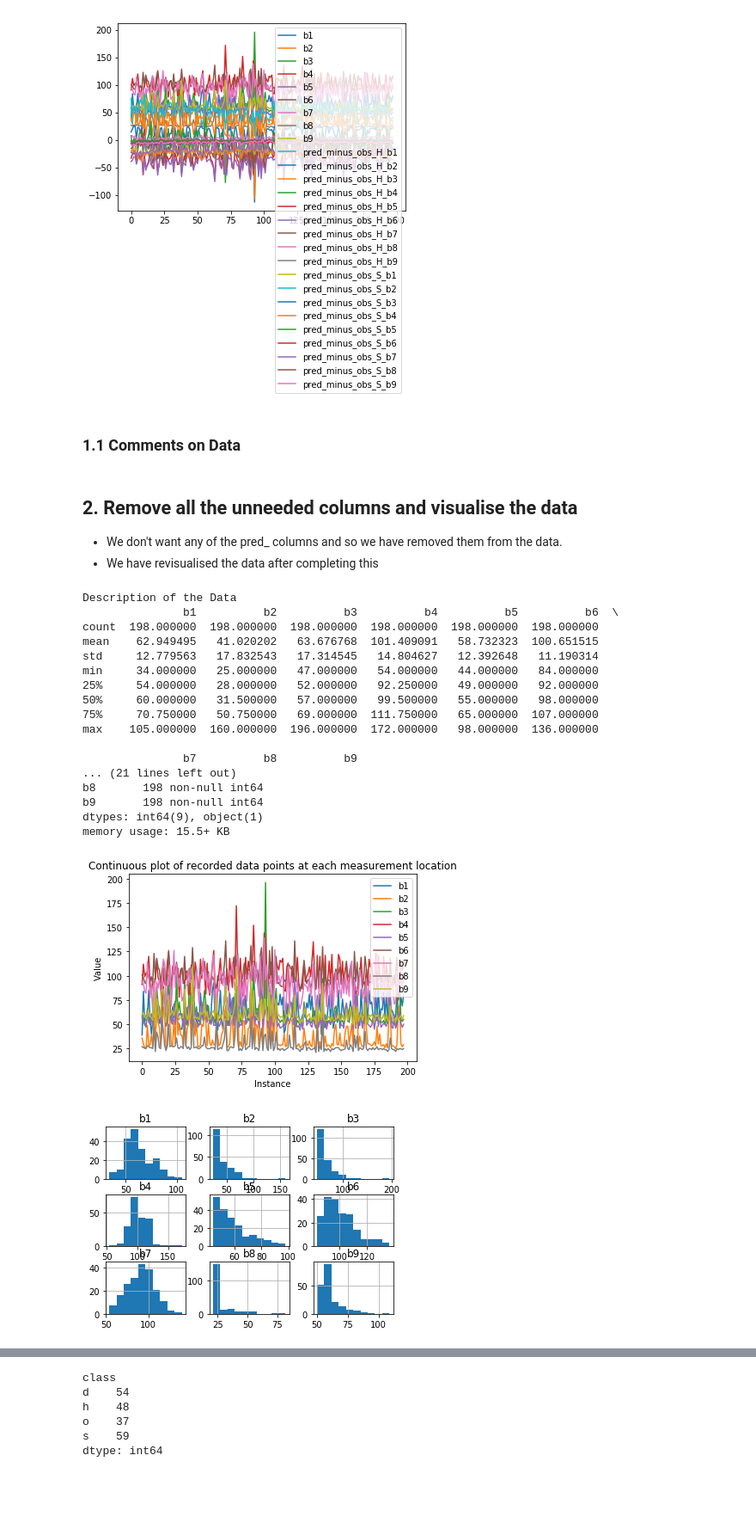
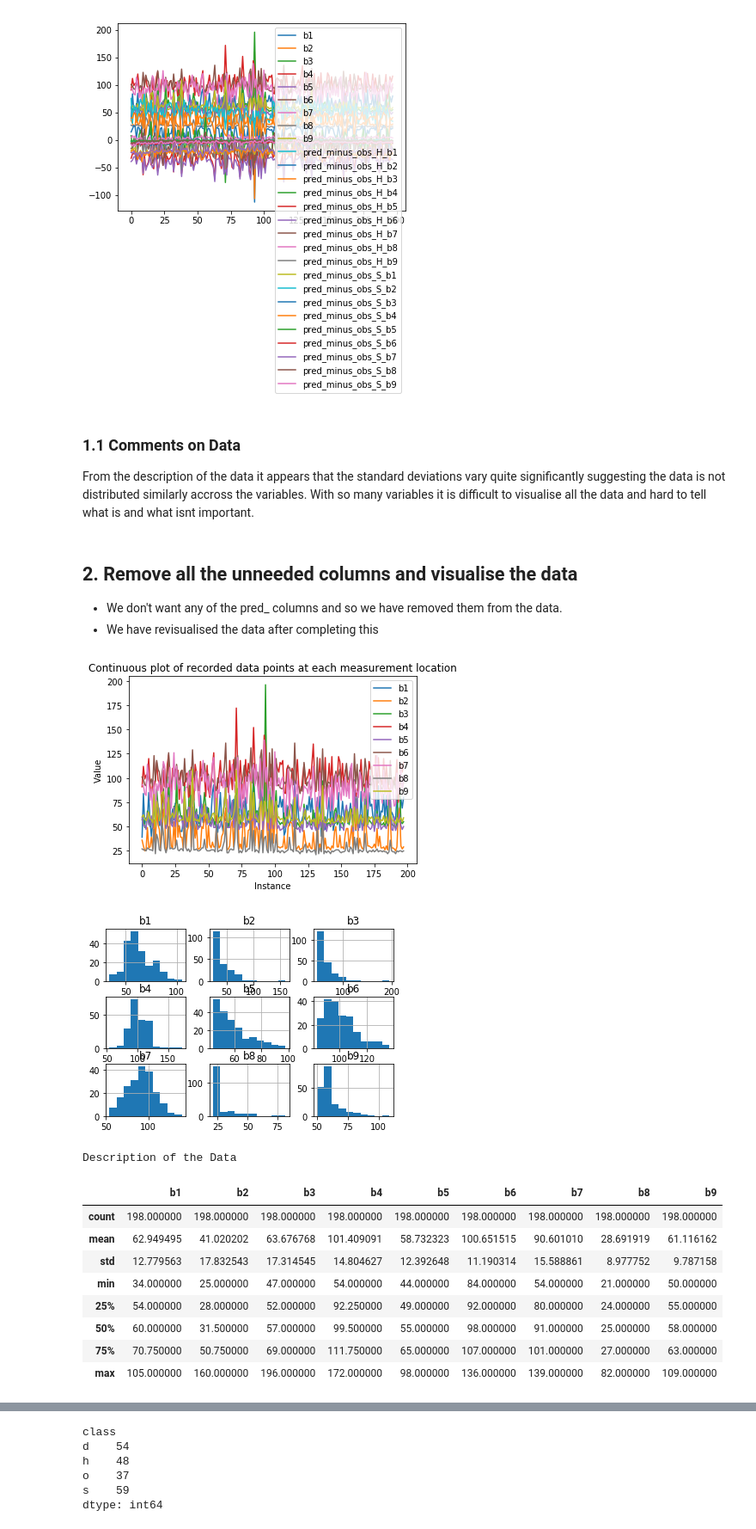
Before and after one commit to SamuelHeath/handson-ml, a Jupyter notebook: labs/lab2/lab02.ipynb, the cells around one changed output, grey strips where cells are left out. Shown at 86% size. Cells and saved outputs as stored; diff of their text form; code cells hidden in the pictures; blank space fills up the shorter version.

```diff
--- a/labs/lab2/lab02.ipynb
+++ b/labs/lab2/lab02.ipynb
@@ -40,8 +39,10 @@ training_set.describe()
 | max | 105.000000 | 160.000000 | 196.000000 | 172.000000 | 98.000000 | 136.000000 | 139.000000 | 82.000000 | 109.000000 | 83.320000 | ... |
 8 rows × 27 columns
 [figure]
-# %% [markdown]
-### 1.1 Comments on Data
+# %% [markdown]
+### 1.1 Comments on Data
+From the description of the data it appears that the standard deviations vary quite significantly suggesting the data is not distributed similarly accross the variables.
+With so many variables it is difficult to visualise all the data and hard to tell what is and what isnt important.
 # %% [markdown]
 ## 2. Remove all the unneeded columns and visualise the data
 - We don't want any of the pred_ columns and so we have removed them from the data.
@@ -49,40 +50,31 @@ training_set.describe()
 # %%
 # Remove unneeded features from the data
 training_set = training_set[list(filter(lambda x: 'pred_minus' not in x, training_set.columns.get_values()))]
 
 # Redisplay the values
-print("Description of the Data")
-print(training_set.describe())
-print("\nType of data we are working with")
-training_set.info()
-print("")
 ax = training_set.plot()
 ax.set_xlabel("Instance")
 ax.set_ylabel("Value")
 plt.title("Continuous plot of recorded data points at each measurement location")
-print()
 ax = training_set.hist()
 plt.show()
+
+# Describe data
+print("\nDescription of the Data")
+training_set.describe()
 # %% [output]
-Description of the Data
-               b1          b2          b3          b4          b5          b6  \
-count  198.000000  198.000000  198.000000  198.000000  198.000000  198.000000
-mean    62.949495   41.020202   63.676768  101.409091   58.732323  100.651515
-std     12.779563   17.832543   17.314545   14.804627   12.392648   11.190314
-min     34.000000   25.000000   47.000000   54.000000   44.000000   84.000000
-25%     54.000000   28.000000   52.000000   92.250000   49.000000   92.000000
-50%     60.000000   31.500000   57.000000   99.500000   55.000000   98.000000
-75%     70.750000   50.750000   69.000000  111.750000   65.000000  107.000000
-max    105.000000  160.000000  196.000000  172.000000   98.000000  136.000000
-
-               b7          b8          b9
-... (21 lines left out)
-b8       198 non-null int64
-b9       198 non-null int64
-dtypes: int64(9), object(1)
-memory usage: 15.5+ KB
 [figure]
 [figure]
+Description of the Data
+|  | b1 | b2 | b3 | b4 | b5 | b6 | b7 | b8 | b9 |
+| count | 198.000000 | 198.000000 | 198.000000 | 198.000000 | 198.000000 | 198.000000 | 198.000000 | 198.000000 | 198.000000 |
+| mean | 62.949495 | 41.020202 | 63.676768 | 101.409091 | 58.732323 | 100.651515 | 90.601010 | 28.691919 | 61.116162 |
+| std | 12.779563 | 17.832543 | 17.314545 | 14.804627 | 12.392648 | 11.190314 | 15.588861 | 8.977752 | 9.787158 |
+| min | 34.000000 | 25.000000 | 47.000000 | 54.000000 | 44.000000 | 84.000000 | 54.000000 | 21.000000 | 50.000000 |
+| 25% | 54.000000 | 28.000000 | 52.000000 | 92.250000 | 49.000000 | 92.000000 | 80.000000 | 24.000000 | 55.000000 |
+| 50% | 60.000000 | 31.500000 | 57.000000 | 99.500000 | 55.000000 | 98.000000 | 91.000000 | 25.000000 | 58.000000 |
+| 75% | 70.750000 | 50.750000 | 69.000000 | 111.750000 | 65.000000 | 107.000000 | 101.000000 | 27.000000 | 63.000000 |
+| max | 105.000000 | 160.000000 | 196.000000 | 172.000000 | 98.000000 | 136.000000 | 139.000000 | 82.000000 | 109.000000 |
 # %% [markdown]
 ### 2.1 Comments on Data
 From the line chart the features appear to have almost set ranges in which they vary between, with limited spurious data.
```
Also changed, not shown: parts of 14 cells of this notebook.
